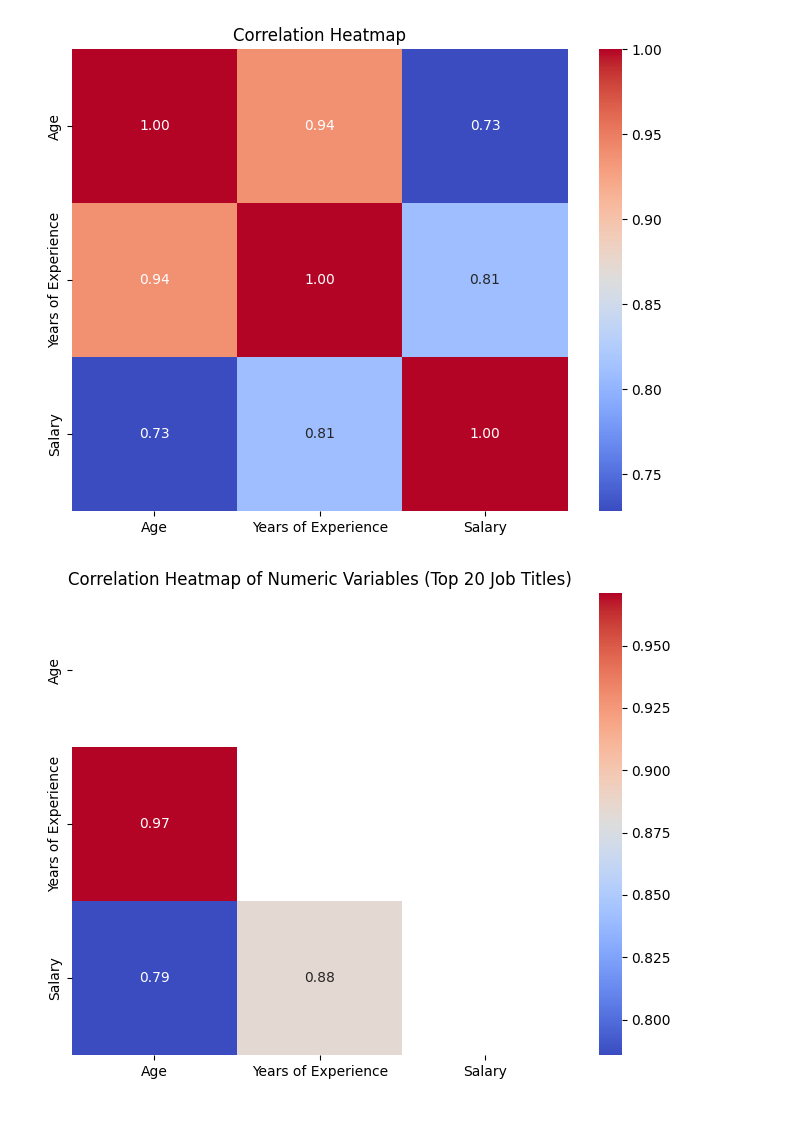
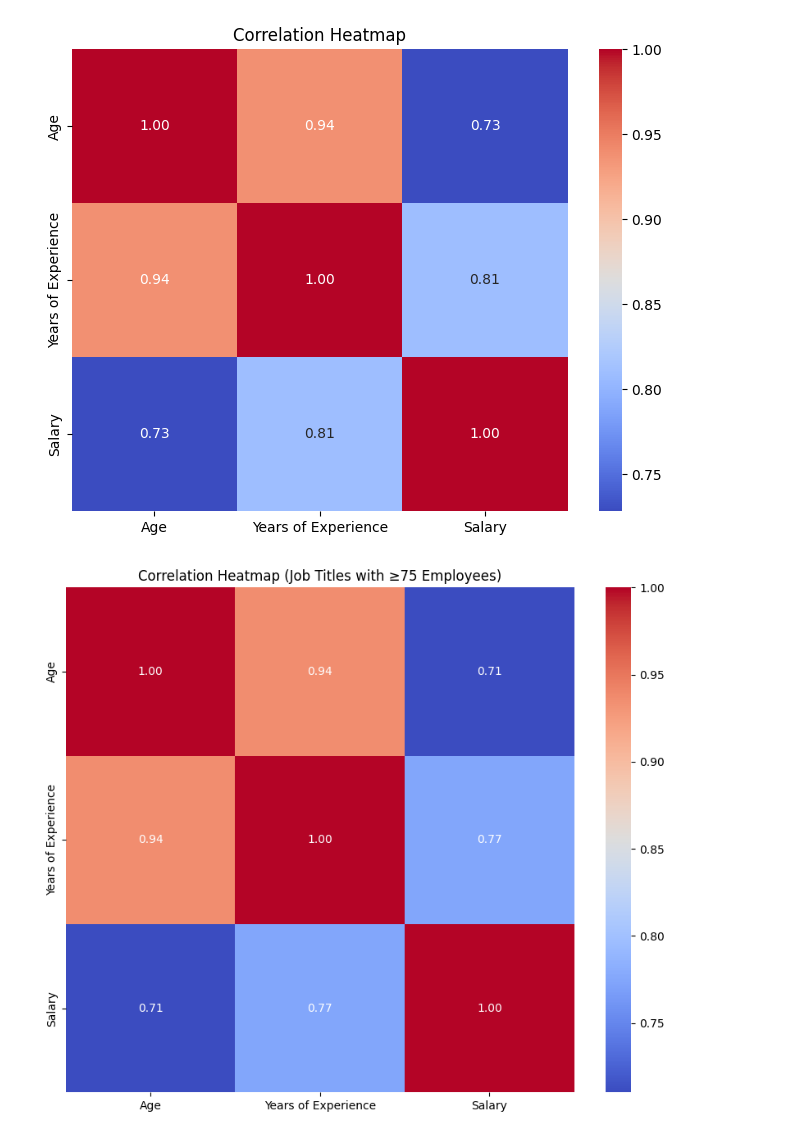
Before and after one commit to s256657/salary-experience-wilcox, a Jupyter notebook: analysis/eda.ipynb, the cells around one changed output. Drawn from its saved outputs; the diff is of its cells as text; code cells hidden in the pictures.

```diff
--- a/analysis/eda.ipynb
+++ b/analysis/eda.ipynb
@@ -139,30 +139,22 @@ plt.show()
 [figure]
 # %%
 import pandas as pd
-import numpy as np
 import matplotlib.pyplot as plt
 import seaborn as sns
 
-# --- Select top 20 job titles ---
-top_jobs = df['Job Title'].value_counts().nlargest(20).index
+# --- Filter job titles with >= 75 rows ---
+min_count = 75
+job_counts = df['Job Title'].value_counts()
+top_jobs = job_counts[job_counts >= min_count].index
+df_filtered = df[df['Job Title'].isin(top_jobs)]
 
-# --- Subset the data to only top jobs ---
-df_top_jobs = df[df['Job Title'].isin(top_jobs)]
+# --- Select numeric columns ---
+numeric_cols = df_filtered.select_dtypes(include='number').columns
 
-# --- Aggregate numeric columns by JobTitle (mean) ---
-numeric_cols = df_top_jobs.select_dtypes(include='number').columns
-df_agg = df_top_jobs.groupby('Job Title')[numeric_cols].mean()
-
-# --- Compute correlation matrix ---
-corr = df_agg.corr()
-
-# --- Optional: mask upper triangle for cleaner display ---
-mask = np.triu(np.ones_like(corr, dtype=bool))
-
-# --- Plot heatmap ---
-plt.figure(figsize=(8,6))
-sns.heatmap(corr, annot=True, fmt=".2f", cmap='coolwarm', mask=mask)
-plt.title("Correlation Heatmap of Numeric Variables (Top 20 Job Titles)")
+# --- Plot correlation heatmap ---
+plt.figure(figsize=(10,8))
+sns.heatmap(df_filtered[numeric_cols].corr(), annot=True, fmt=".2f", cmap='coolwarm')
+plt.title(f"Correlation Heatmap (Job Titles with ≥{min_count} Employees)")
 plt.show()
 # %% [output]
-[figure, old version]
+[figure, new version]
```
